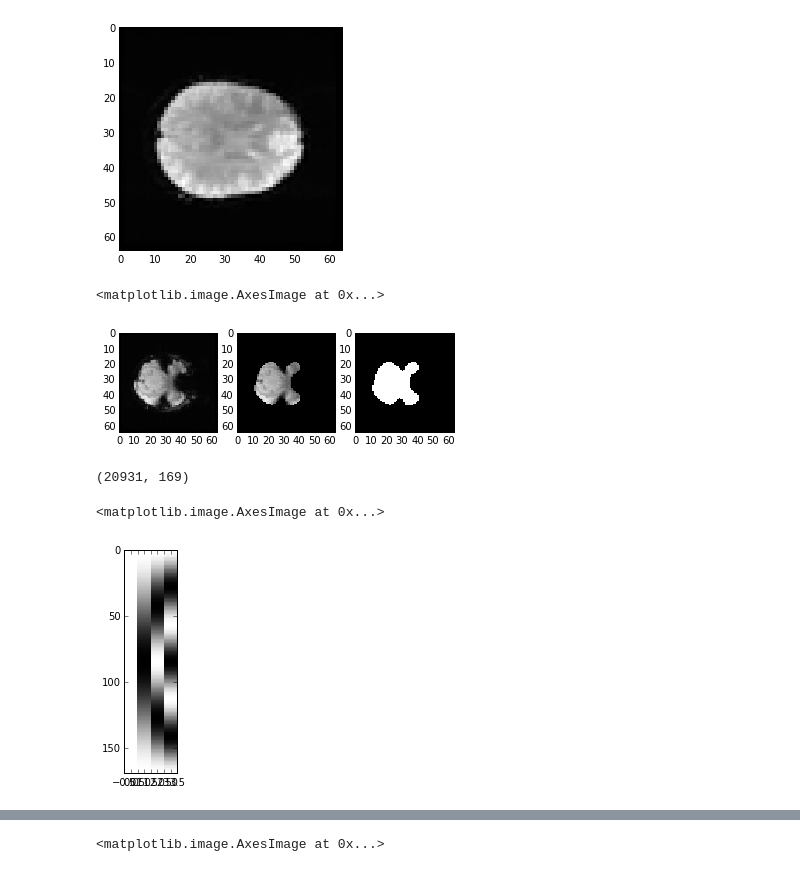
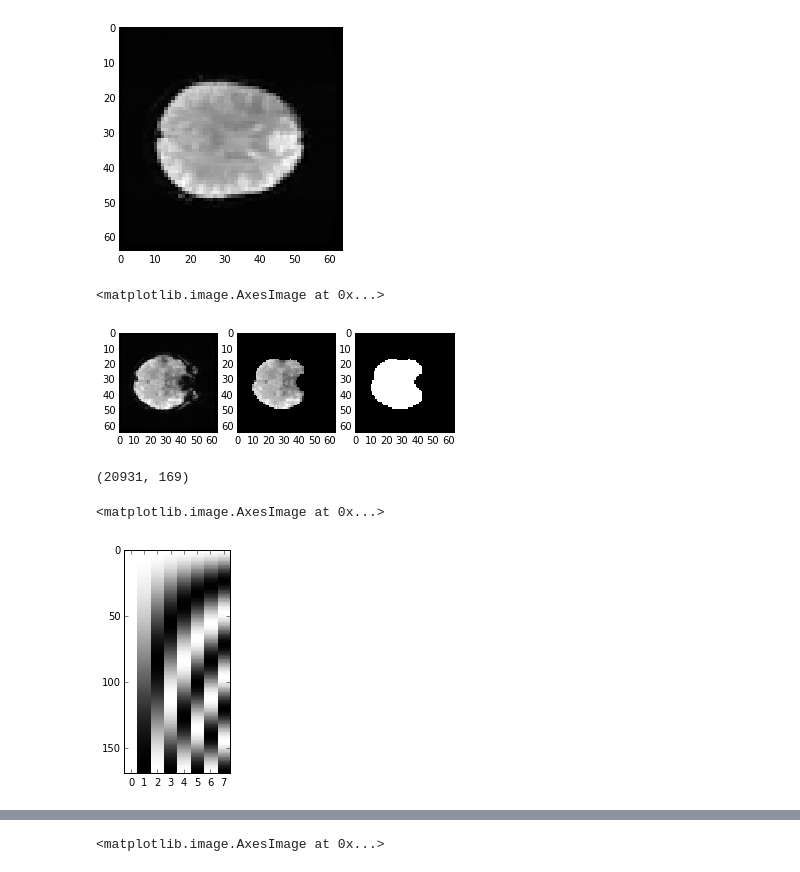
Before and after one commit to matthew-brett/consden, a Jupyter notebook: powers_plots.ipynb, the cells around one changed output, grey strips where cells are left out. Cells and saved outputs as stored; diff of their text form; code cells hidden in the pictures.

```diff
--- a/powers_plots.ipynb
+++ b/powers_plots.ipynb
@@ -55,14 +55,14 @@ plt.imshow(mean_data[:, :, 15])
 masked, mask = median_otsu(mean_data, 2, 1)
 # %%
 # Show example brain slices
-slice_no = 4
+slice_no = 7
 fig, axes = plt.subplots(1, 3)
 axes[0].imshow(mean_data[:, :, slice_no])
 axes[1].imshow(masked[:, :, slice_no])
 axes[2].imshow(mask[:, :, slice_no])
 # %% [output]
 <matplotlib.image.AxesImage at 0x...>
-[figure, old version]
+[figure, new version]
 # %%
 # Get in-brain time courses
 vox_by_time = data[mask]
@@ -71,11 +71,14 @@ vox_by_time.shape
 (20931, 169)
 # %%
 # Make discrete cosine basis set
-one_cycle = np.arange(n_scans) / n_scans * 2 * np.pi
-dct_basis = np.ones((n_scans, 4))
-for i in range(1, 4):
-    dct_basis[:, i] = np.cos(one_cycle * i)
+# See https://en.wikipedia.org/wiki/Discrete_cosine_transform#DCT-II
+N = n_scans
+n = np.arange(n_scans)
+n_plus_half = n + 0.5
+dct_basis = np.ones((N, 8))
+for k in range(0, 8):
+    dct_basis[:, k] = np.cos(np.pi / N * n_plus_half * k)
 plt.imshow(dct_basis, aspect=0.1)
 # %% [output]
 <matplotlib.image.AxesImage at 0x...>
-[figure, old version]
+[figure, new version]
```
Also changed, not shown: parts of 10 cells of this notebook.
